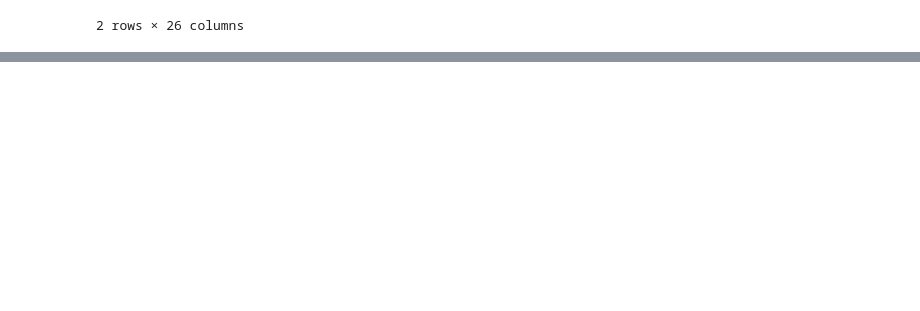
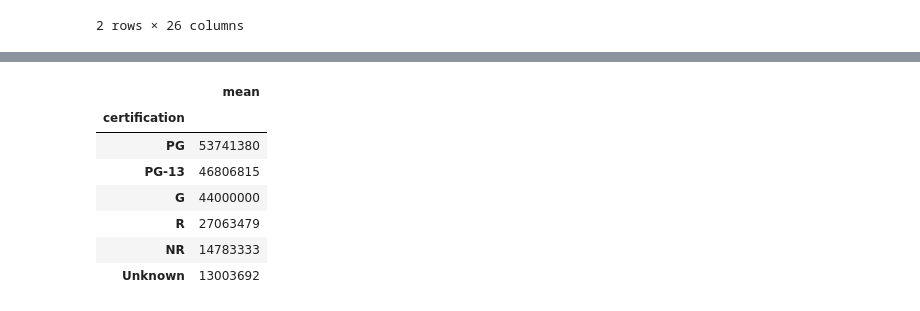
Before and after one commit to tschelli/Data-Enrichment-Project-3, a Jupyter notebook: Untitled.ipynb, the cells around one changed output, grey strips where cells are left out. Saved outputs shown, nothing was run; the diff lists cells and outputs as text; code cells hidden in the pictures; blank space fills up the shorter version.

```diff
--- a/Untitled.ipynb
+++ b/Untitled.ipynb
@@ -175,0 +230,13 @@ year_2000_2001_df
+# %%
+mean_bud_df = valid_budrev_df.groupby('certification')['budget']\
+    .agg(['mean']).sort_values('mean', ascending = False)
+mean_bud_df
+# %% [output]
+|  | mean |
+| certification |  |
+| PG | 53741380 |
+| PG-13 | 46806815 |
+| G | 44000000 |
+| R | 27063479 |
+| NR | 14783333 |
+| Unknown | 13003692 |
```
Also changed, not shown: parts of 7 cells of this notebook, 2 other files.
